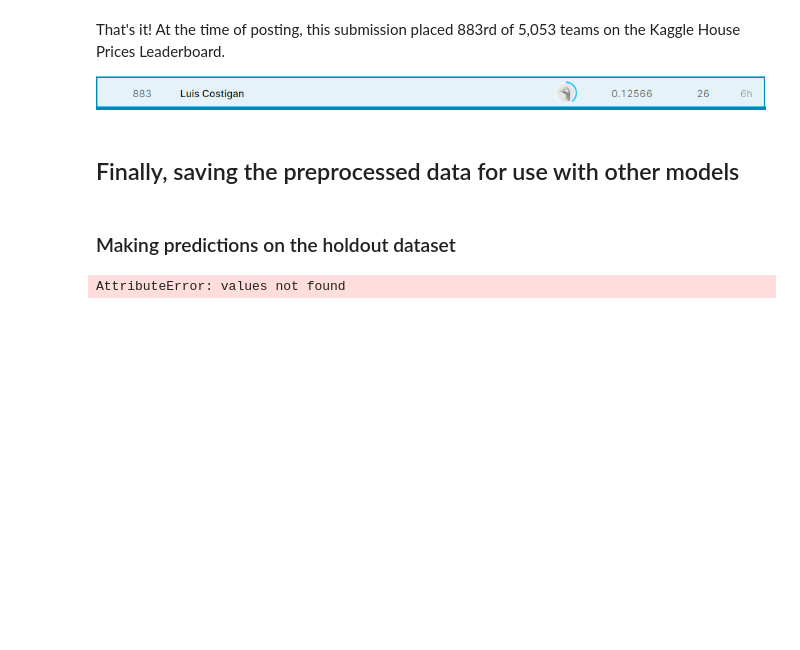
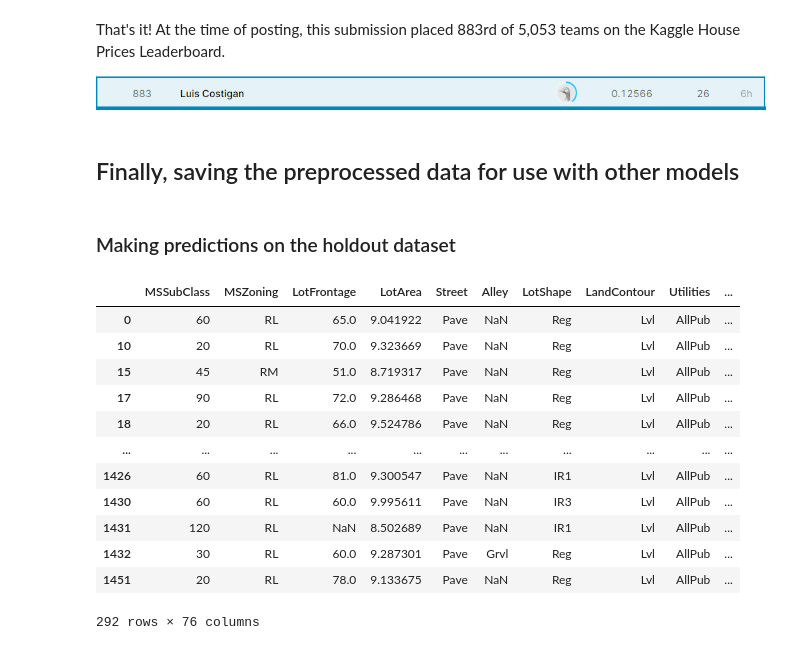
Before and after one commit to valencia21/data-science-projects, a Jupyter notebook: house-price-prediction/Models/sklearn/model.ipynb, the cells around one changed output. Saved outputs shown, nothing was run; the diff lists cells and outputs as text; code cells hidden in the pictures; blank space fills up the shorter version.

```diff
--- a/house-price-prediction/Models/sklearn/model.ipynb
+++ b/house-price-prediction/Models/sklearn/model.ipynb
@@ -160,6 +162,7 @@ Applying a log transform followed by standardization appears to be a common tech
 # %%
 # Log transform the LotArea variable
 df_train['LotArea'] = np.log(df_train['LotArea'])
+df_holdout['LotArea'] = np.log(df_holdout['LotArea'])
 df_test['LotArea'] = np.log(df_test['LotArea'])
 # %% [markdown]
 ### Removing Variables with High Multicollinearity
@@ -543,6 +538,22 @@ df_holdout_drop_cols = df_holdout.drop(columns=list(set(df_train_original.column
 # Split X,y
 X_holdout = df_holdout_drop_cols.drop(columns=["SalePrice"])
 X_holdout = X_holdout.reset_index().drop(columns="index")
+# %%
+df_holdout_drop_cols
+# %% [output]
+|  | MSSubClass | MSZoning | LotFrontage | LotArea | Street | Alley | LotShape | LandContour | Utilities | ... |
+| 0 | 60 | RL | 65.0 | 9.041922 | Pave | NaN | Reg | Lvl | AllPub | ... |
+| 10 | 20 | RL | 70.0 | 9.323669 | Pave | NaN | Reg | Lvl | AllPub | ... |
+| 15 | 45 | RM | 51.0 | 8.719317 | Pave | NaN | Reg | Lvl | AllPub | ... |
+| 17 | 90 | RL | 72.0 | 9.286468 | Pave | NaN | Reg | Lvl | AllPub | ... |
+| 18 | 20 | RL | 66.0 | 9.524786 | Pave | NaN | Reg | Lvl | AllPub | ... |
+| ... | ... | ... | ... | ... | ... | ... | ... | ... | ... | ... |
+| 1426 | 60 | RL | 81.0 | 9.300547 | Pave | NaN | IR1 | Lvl | AllPub | ... |
+| 1430 | 60 | RL | 60.0 | 9.995611 | Pave | NaN | IR3 | Lvl | AllPub | ... |
+| 1431 | 120 | RL | NaN | 8.502689 | Pave | NaN | IR1 | Lvl | AllPub | ... |
+| 1432 | 30 | RL | 60.0 | 9.287301 | Pave | Grvl | Reg | Lvl | AllPub | ... |
+| 1451 | 20 | RL | 78.0 | 9.133675 | Pave | NaN | Reg | Lvl | AllPub | ... |
+292 rows × 76 columns
 # %%
 holdout_predictions = pipe_hyperopt_lgb.predict(X_holdout)
 # %%
@@ -582,11 +598,9 @@ X_test_processed = pipe[0].transform(X_test)
 # %%
-training = CreateCSV(X_train_processed.values, y_train)
-validation = CreateCSV(X_valid_processed.values, y_valid)
-holdout = CreateCSV(X_holdout_processed.values, holdout_DT_predictions["Actual_SalePrice"])
+training = CreateCSV(X_train_processed_densified, y_train)
+validation = CreateCSV(X_valid_processed_densified, y_valid)
+holdout = CreateCSV(X_holdout_processed_densified, holdout_DT_predictions["Actual_SalePrice"])
 holdout_preds = CreateCSV(holdout_DT_predictions["DT_predictions"], holdout_DT_predictions["Actual_SalePrice"])
-test = CreateCSV(X_test.values)
+test = CreateCSV(X_test_processed_densified)
-# %% [output]
-AttributeError: values not found
 # %%
 training.convert_to_csv("training")
 validation.convert_to_csv("validation")
```
Also changed, not shown: parts of 11 cells of this notebook, 1 other file.
